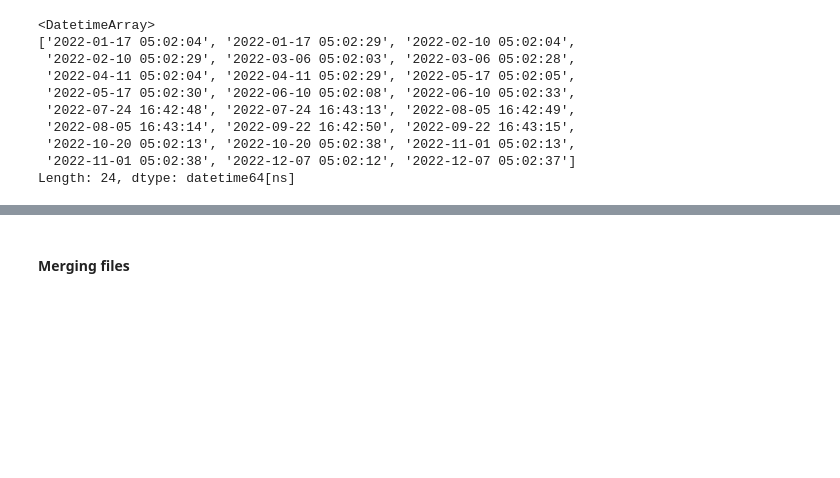
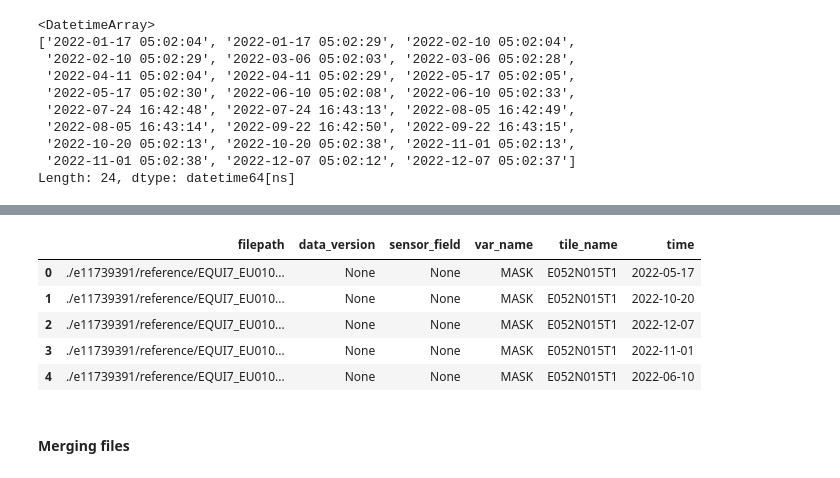
Before and after one commit to nadiaverdha/InterdisciplinaryProject, a Jupyter notebook: reading_data.ipynb, the cells around one changed output, grey strips where cells are left out. Cells and saved outputs as stored; diff of their text form; code cells hidden in the pictures; blank space fills up the shorter version.

```diff
--- a/reading_data.ipynb
+++ b/reading_data.ipynb
@@ -92,3 +109,12 @@ Length: 24, dtype: datetime64[ns]
+# %%
+mask1_reader.file_register.head(5)
+# %% [output]
+|  | filepath | data_version | sensor_field | var_name | tile_name | time |
+| 0 | ./e11739391/reference/EQUI7_EU010... | None | None | MASK | E052N015T1 | 2022-05-17 |
+| 1 | ./e11739391/reference/EQUI7_EU010... | None | None | MASK | E052N015T1 | 2022-10-20 |
+| 2 | ./e11739391/reference/EQUI7_EU010... | None | None | MASK | E052N015T1 | 2022-12-07 |
+| 3 | ./e11739391/reference/EQUI7_EU010... | None | None | MASK | E052N015T1 | 2022-11-01 |
+| 4 | ./e11739391/reference/EQUI7_EU010... | None | None | MASK | E052N015T1 | 2022-06-10 |
 # %% [markdown]
 #### Merging files
 # %%
```
Also changed, not shown: parts of 18 cells of this notebook, 1 other file.
